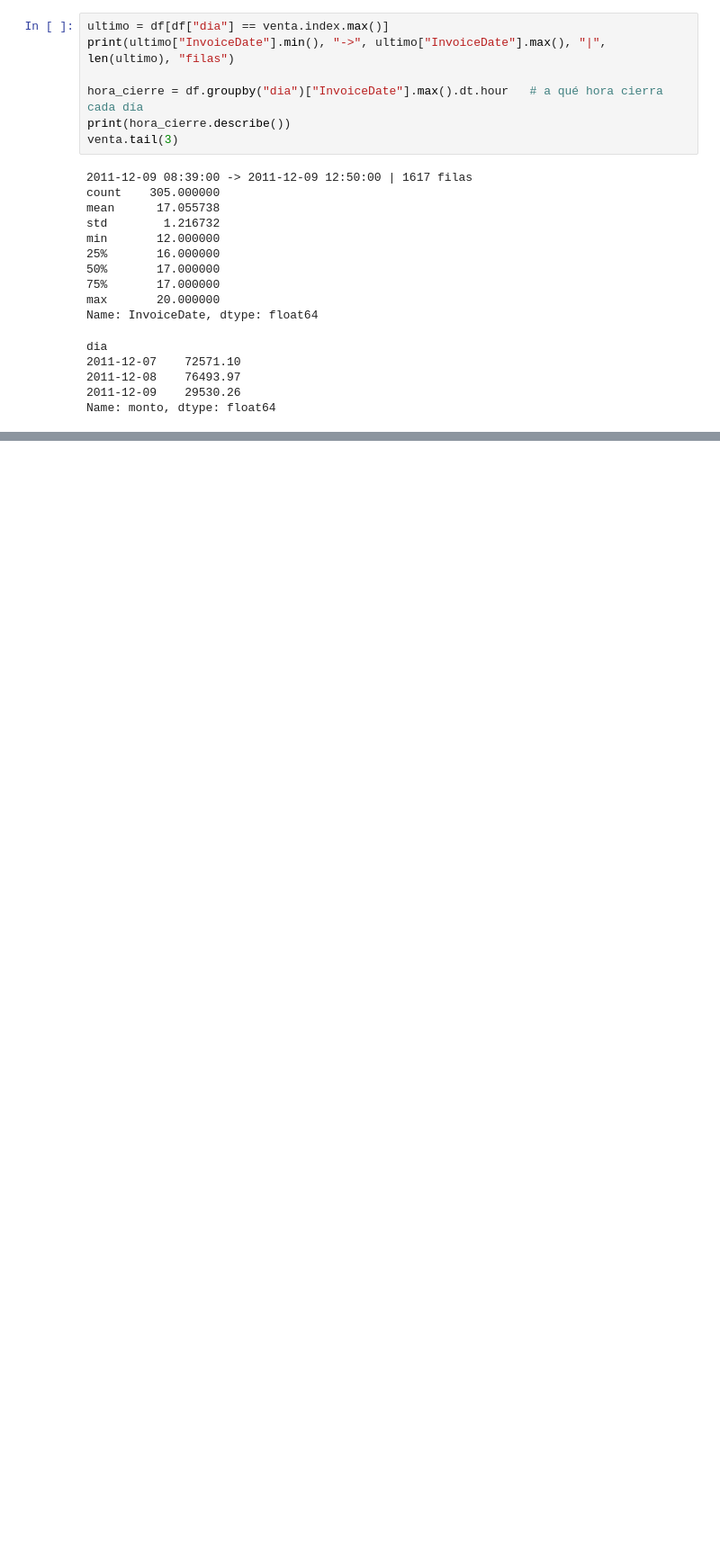
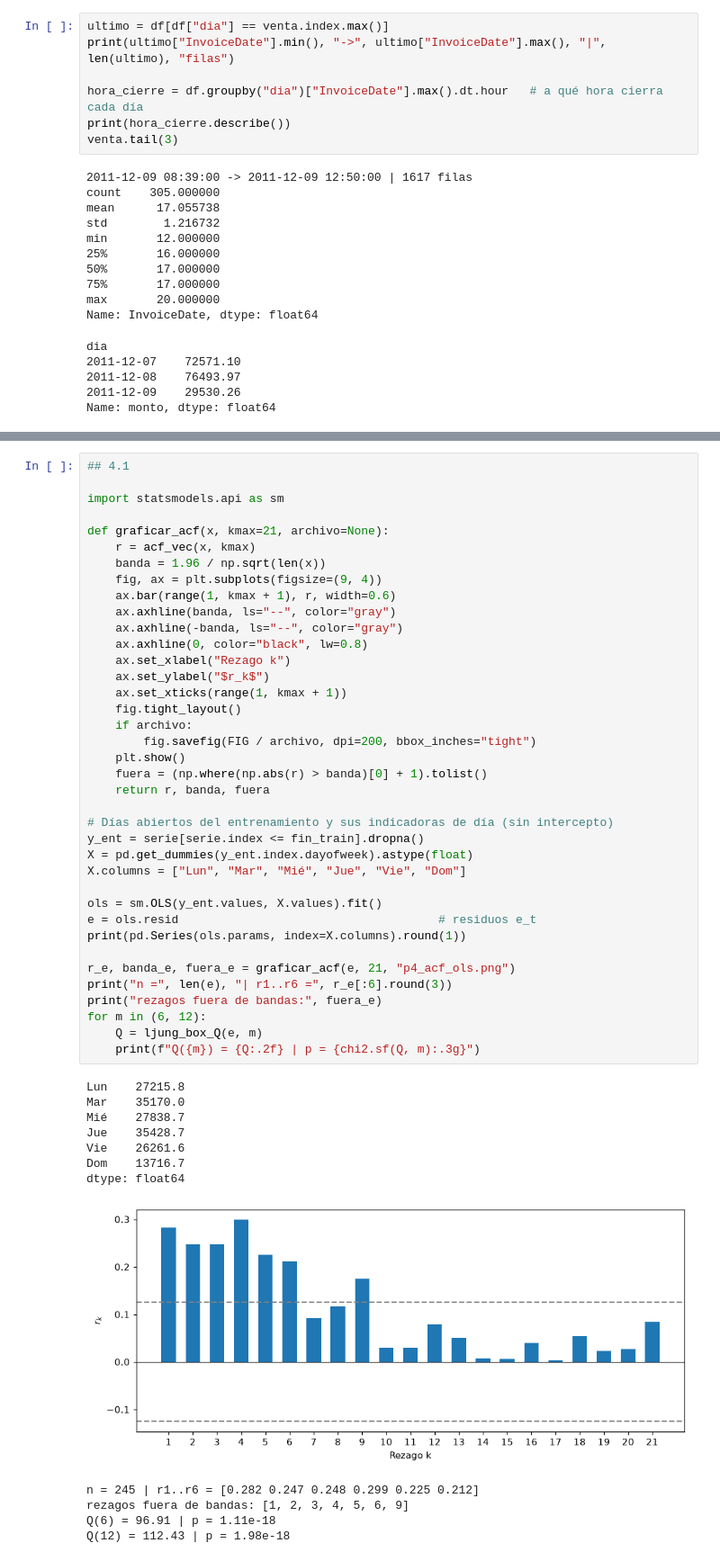
Before and after one commit to xNoksS/bi-tarea4-series-de-tiempo, a Jupyter notebook: Tarea4.ipynb, the cells around one changed output, grey strips where cells are left out. Shown at 90% size. Cells and saved outputs as stored; diff of their text form; blank space fills up the shorter version.

```diff
--- a/Tarea4.ipynb
+++ b/Tarea4.ipynb
@@ -467,0 +616,51 @@ Name: monto, dtype: float64
+# %%
+## 4.1
+
+import statsmodels.api as sm
+
+def graficar_acf(x, kmax=21, archivo=None):
+    r = acf_vec(x, kmax)
+    banda = 1.96 / np.sqrt(len(x))
+    fig, ax = plt.subplots(figsize=(9, 4))
+    ax.bar(range(1, kmax + 1), r, width=0.6)
+    ax.axhline(banda, ls="--", color="gray")
+    ax.axhline(-banda, ls="--", color="gray")
+    ax.axhline(0, color="black", lw=0.8)
+    ax.set_xlabel("Rezago k")
+    ax.set_ylabel("$r_k$")
+    ax.set_xticks(range(1, kmax + 1))
+    fig.tight_layout()
+    if archivo:
+        fig.savefig(FIG / archivo, dpi=200, bbox_inches="tight")
+    plt.show()
+    fuera = (np.where(np.abs(r) > banda)[0] + 1).tolist()
+    return r, banda, fuera
+
+# Días abiertos del entrenamiento y sus indicadoras de día (sin intercepto)
+y_ent = serie[serie.index <= fin_train].dropna()
+X = pd.get_dummies(y_ent.index.dayofweek).astype(float)
+X.columns = ["Lun", "Mar", "Mié", "Jue", "Vie", "Dom"]
+
+ols = sm.OLS(y_ent.values, X.values).fit()
+e = ols.resid                                     # residuos e_t
+print(pd.Series(ols.params, index=X.columns).round(1))
+
+r_e, banda_e, fuera_e = graficar_acf(e, 21, "p4_acf_ols.png")
+print("n =", len(e), "| r1..r6 =", r_e[:6].round(3))
+print("rezagos fuera de bandas:", fuera_e)
+for m in (6, 12):
+    Q = ljung_box_Q(e, m)
+    print(f"Q({m}) = {Q:.2f} | p = {chi2.sf(Q, m):.3g}")
+# %% [output]
+Lun    27215.8
+Mar    35170.0
+Mié    27838.7
+Jue    35428.7
+Vie    26261.6
+Dom    13716.7
+dtype: float64
+[figure, added]
+n = 245 | r1..r6 = [0.282 0.247 0.248 0.299 0.225 0.212]
+rezagos fuera de bandas: [1, 2, 3, 4, 5, 6, 9]
+Q(6) = 96.91 | p = 1.11e-18
+Q(12) = 112.43 | p = 1.98e-18
```
Also changed, not shown: parts of 9 cells of this notebook, 6 other files.
